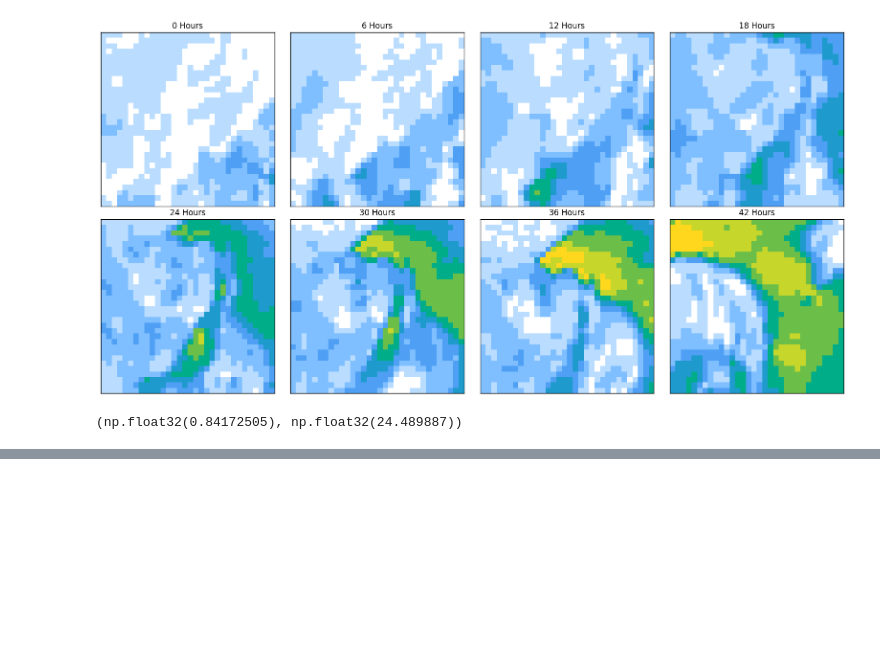
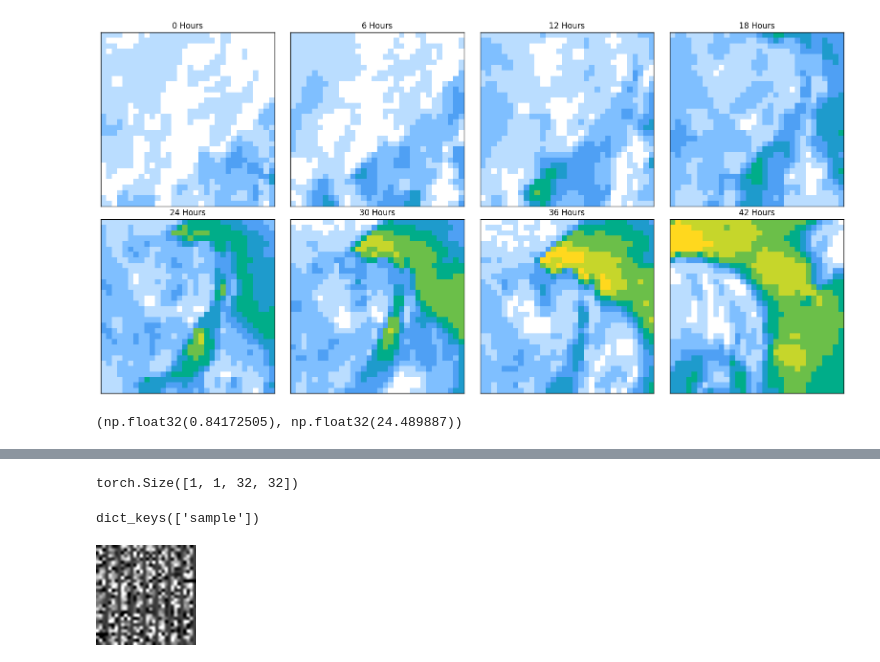
Before and after one commit to soCromp/cycloneSVD, a Jupyter notebook: evals.ipynb, the cells around one changed output, grey strips where cells are left out. Saved outputs shown, nothing was run; the diff lists cells and outputs as text; code cells hidden in the pictures; blank space fills up the shorter version.

Commit message:
video training working

```diff
--- a/evals.ipynb
+++ b/evals.ipynb
@@ -306,0 +323,40 @@ np.asarray(img).min(), np.asarray(img).max()
+# %%
+unet = diffusers.UNet2DConditionModel.from_pretrained(
+    model_path, subfolder="unet", revision="main"
+)
+unet = unet.eval()
+# %%
+cross_attention_dim = 768
+zeros = torch.zeros(1, 1, cross_attention_dim) #16=train batch size
+
+class CondDiffusionPipeline(DiffusionPipeline):
+    def __init__(self, unet, scheduler):
+        super().__init__()
+        self.register_modules(unet=unet, scheduler=scheduler)
+        self.unet = unet
+        self.scheduler = scheduler
+
+    @torch.no_grad()
+    def __call__(self, batch_size=1, generator=None, encoder_hidden_states=None, **kwargs):
+        device = self.unet.device
+        sample  = torch.randn(
+            batch_size, self.unet.config['out_channels'], 32, 32,
+            generator=generator, device=device
+        )
+
+        self.scheduler.set_timesteps(1000)
+
+        for t in self.scheduler.timesteps:
+            eps = self.unet(sample, t, encoder_hidden_states=encoder_hidden_states)
+            sample = self.scheduler.step(eps.sample, t, sample).prev_sample
+
+        return {"images": sample.cpu()}
+# %%
+noise_scheduler = diffusers.DDPMScheduler.from_config(model_path, subfolder="scheduler", revision="main")
+pipeline = CondDiffusionPipeline(unet=unet, scheduler=noise_scheduler)
+images = pipeline(
+    batch_size=1,
+    generator=torch.Generator().manual_seed(0),
+    encoder_hidden_states=zeros,
+    # Use a separate torch generator to avoid rewinding the random state of the main training loop
+)['images']
@@ -306,0 +371,14 @@ np.asarray(img).min(), np.asarray(img).max()
+# %%
+sample.shape
+# %% [output]
+torch.Size([1, 1, 32, 32])
+# %%
+dict(eps).keys()
+# %% [output]
+dict_keys(['sample'])
+# %%
+img = (images[0]+1) * 255/2
+img = img.squeeze().numpy()
+Image.fromarray(img, mode='L').resize((100,100))
+# %% [output]
+[figure, added]
```
Also changed, not shown: parts of 3 cells of this notebook, 2 other files.
